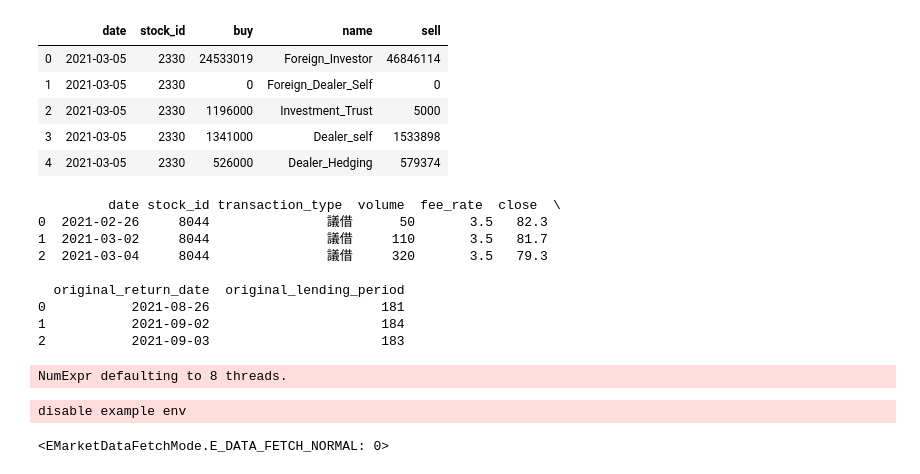
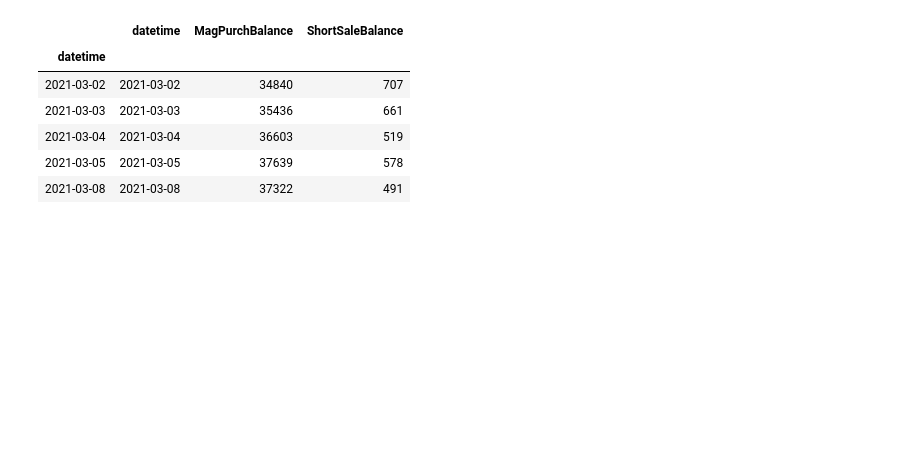
Before and after one commit to funningboy/abu, a Jupyter notebook: abupy_lecture/fubon_finmind.ipynb, the cells around one changed output. Drawn from its saved outputs; the diff is of its cells as text; code cells hidden in the pictures; blank space fills up the shorter version.

```diff
--- a/abupy_lecture/fubon_finmind.ipynb
+++ b/abupy_lecture/fubon_finmind.ipynb
@@ -86,53 +51,26 @@ data
 # %%
+#融資融劵表 TaiwanStockMarginPurchaseShortSale
 url = "https://api.finmindtrade.com/api/v4/data"
 parameter = {
-    "dataset": "TaiwanStockInstitutionalInvestorsBuySell",
+    "dataset": "TaiwanStockMarginPurchaseShortSale",
     "data_id": "2330",
-    "start_date": "2021-03-05",
+    "start_date": "2021-03-01",
     "token": "", # 參考登入，獲取金鑰
 }
-data = requests.get(url, params=parameter)
-data = data.json()
-data = pd.DataFrame(data['data'])
-#data
-data.head()
+data1 = requests.get(url, params=parameter)
+data1 = data1.json()
+data1 = pd.DataFrame(data1['data'])
+data1['date'] = pd.to_datetime(data1['date'], format='%Y-%m-%d', errors='ignore')
+# map to extend customer df.column key
+data1 = data1.rename(columns={'date': 'datetime', 'MarginPurchaseTodayBalance': 'MagPurchBalance', 'ShortSaleTodayBalance': 'ShortSaleBalance'})
+data1 = data1[['datetime', 'MagPurchBalance', 'ShortSaleBalance']]
+data1.index = data1['datetime']
+data1.head()
 # %% [output]
-|  | date | stock_id | buy | name | sell |
-| 0 | 2021-03-05 | 2330 | 24533019 | Foreign_Investor | 46846114 |
-| 1 | 2021-03-05 | 2330 | 0 | Foreign_Dealer_Self | 0 |
-| 2 | 2021-03-05 | 2330 | 1196000 | Investment_Trust | 5000 |
-| 3 | 2021-03-05 | 2330 | 1341000 | Dealer_self | 1533898 |
-| 4 | 2021-03-05 | 2330 | 526000 | Dealer_Hedging | 579374 |
+|  | datetime | MagPurchBalance | ShortSaleBalance |
+| datetime |  |  |  |
+| 2021-03-02 | 2021-03-02 | 34840 | 707 |
+| 2021-03-03 | 2021-03-03 | 35436 | 661 |
+| 2021-03-04 | 2021-03-04 | 36603 | 519 |
+| 2021-03-05 | 2021-03-05 | 37639 | 578 |
+| 2021-03-08 | 2021-03-08 | 37322 | 491 |
-# %%
-url = "https://api.finmindtrade.com/api/v4/data"
-parameter = {
-    "dataset": "TaiwanStockSecuritiesLending",
-    "data_id": "8044",
-    "start_date": "2021-02-01",
-    "token": "", # 參考登入，獲取金鑰
-}
-data = requests.get(url, params=parameter)
-data = data.json()
-data = pd.DataFrame(data['data'])
-print(data.head())
-# %% [output]
-         date stock_id transaction_type  volume  fee_rate  close  \
-0  2021-02-26     8044               議借      50       3.5   82.3
-1  2021-03-02     8044               議借     110       3.5   81.7
-2  2021-03-04     8044               議借     320       3.5   79.3
-
-  original_return_date  original_lending_period
-0           2021-08-26                      181
-1           2021-09-02                      184
-2           2021-09-03                      183
-# %%
-# 使用insert 0即只使用github，避免交叉使用了pip安装的abupy，导致的版本不一致问题
-sys.path.insert(0, os.path.abspath('../'))
-import abupy
-# %% [output]
-NumExpr defaulting to 8 threads.
-# %%
-# 使用沙盒数据，目的是和书中一样的数据环境
-abupy.env.disable_example_env_ipython()
-# %% [output]
-disable example env
@@ -141,4 +76,0 @@ abupy.env.g_is_ipython = 0
-# %%
-abupy.env.g_data_fetch_mode
-# %% [output]
-<EMarketDataFetchMode.E_DATA_FETCH_NORMAL: 0>
```
Also changed, not shown: parts of 19 cells of this notebook, 30 other files.
